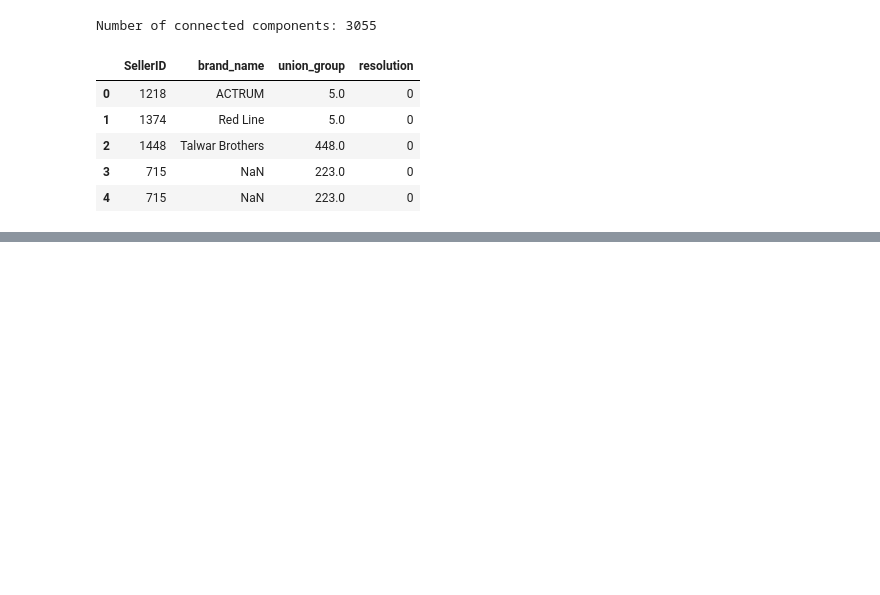
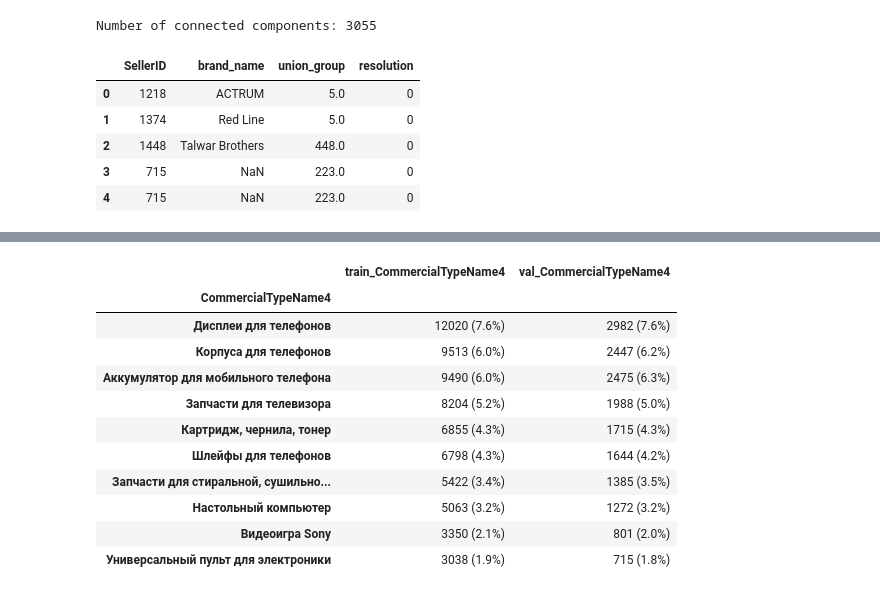
Before and after one commit to Closing-AI/ozon-e-cup-2025, a Jupyter notebook: notebooks/splits/splits.ipynb, the cells around one changed output, grey strips where cells are left out. Cells and saved outputs as stored; diff of their text form; code cells hidden in the pictures; blank space fills up the shorter version.

```diff
--- a/notebooks/eda/cat_feats.ipynb
+++ b/notebooks/splits/splits.ipynb
@@ -181,0 +292,29 @@ union_gr_train.head(5)
+# %%
+pd.concat(
+    {
+        "train_CommercialTypeName4": train.loc[train_ids, "CommercialTypeName4"]
+        .value_counts()
+        .sort_values(ascending=False)
+        .iloc[:10]
+        .apply(lambda x: f"{x} ({x / len(train_ids) * 100:.1f}%)"),
+        "val_CommercialTypeName4": train.loc[val_ids, "CommercialTypeName4"]
+        .value_counts()
+        .sort_values(ascending=False)
+        .iloc[:10]
+        .apply(lambda x: f"{x} ({x / len(val_ids) * 100:.1f}%)"),
+    },
+    axis=1,
+)
+# %% [output]
+|  | train_CommercialTypeName4 | val_CommercialTypeName4 |
+| CommercialTypeName4 |  |  |
+| Дисплеи для телефонов | 12020 (7.6%) | 2982 (7.6%) |
+| Корпуса для телефонов | 9513 (6.0%) | 2447 (6.2%) |
+| Аккумулятор для мобильного телефона | 9490 (6.0%) | 2475 (6.3%) |
+| Запчасти для телевизора | 8204 (5.2%) | 1988 (5.0%) |
+| Картридж, чернила, тонер | 6855 (4.3%) | 1715 (4.3%) |
+| Шлейфы для телефонов | 6798 (4.3%) | 1644 (4.2%) |
+| Запчасти для стиральной, сушильно... | 5422 (3.4%) | 1385 (3.5%) |
+| Настольный компьютер | 5063 (3.2%) | 1272 (3.2%) |
+| Видеоигра Sony | 3350 (2.1%) | 801 (2.0%) |
+| Универсальный пульт для электроники | 3038 (1.9%) | 715 (1.8%) |
```
Also changed, not shown: parts of 18 cells of this notebook, 3 other files.
